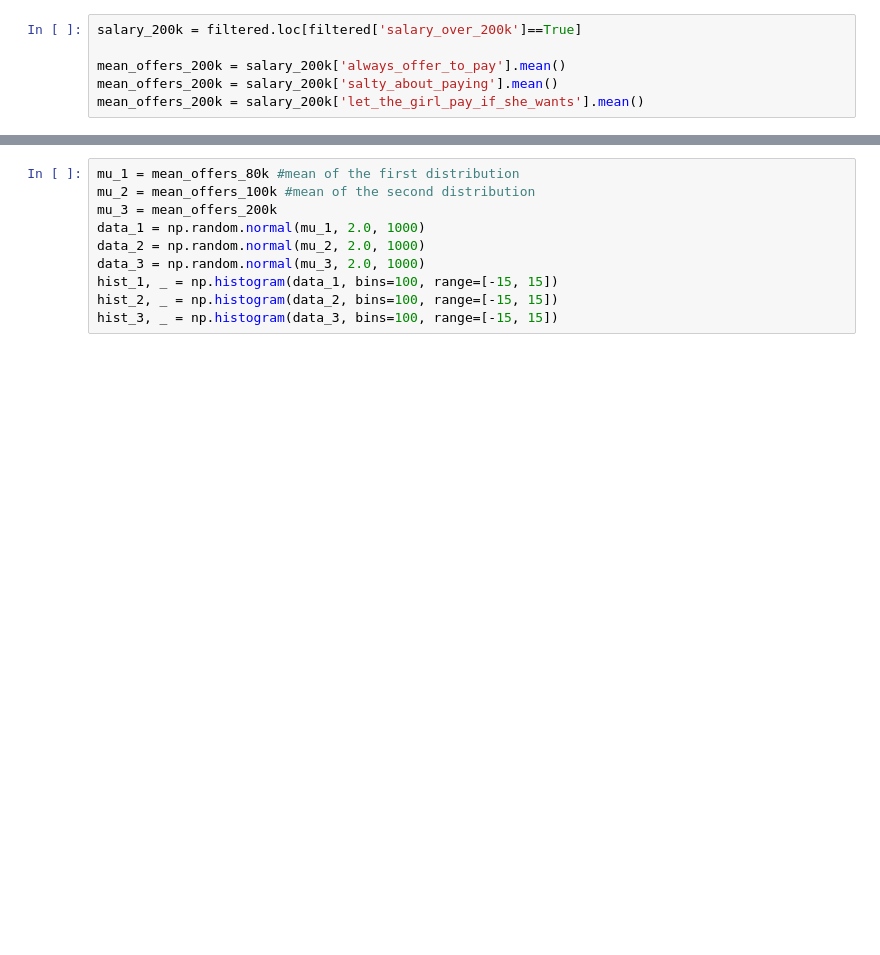
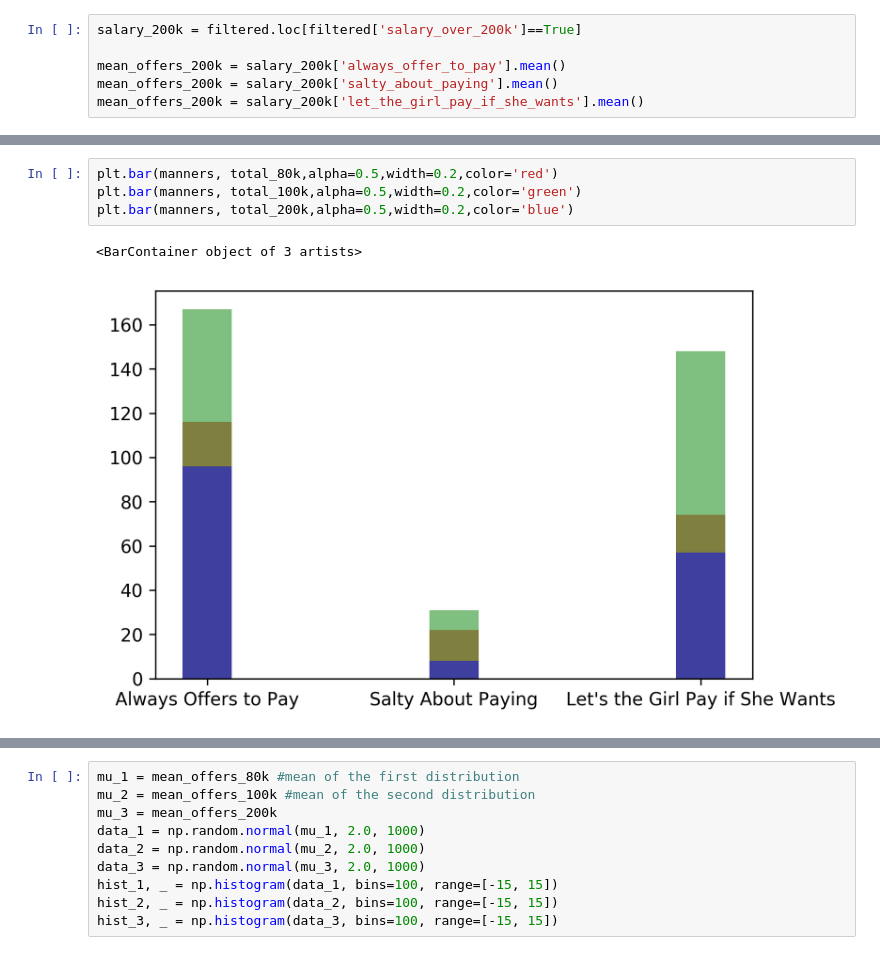
Before and after one commit to simonfong6/ECE-143-Team-6, a Jupyter notebook: Nobody is allowed to read this, but Brian.ipynb, the cells around one changed output, grey strips where cells are left out. Cells and saved outputs as stored; diff of their text form; blank space fills up the shorter version.

```diff
--- a/Nobody is allowed to read this, but Brian.ipynb
+++ b/Nobody is allowed to read this, but Brian.ipynb
@@ -338,0 +381,7 @@ mean_offers_200k = salary_200k['let_the_girl_pay_if_she_wants'].mean()
+# %%
+plt.bar(manners, total_80k,alpha=0.5,width=0.2,color='red')
+plt.bar(manners, total_100k,alpha=0.5,width=0.2,color='green')
+plt.bar(manners, total_200k,alpha=0.5,width=0.2,color='blue')
+# %% [output]
+<BarContainer object of 3 artists>
+[figure, added]
```
Also changed, not shown: parts of 5 cells of this notebook.
